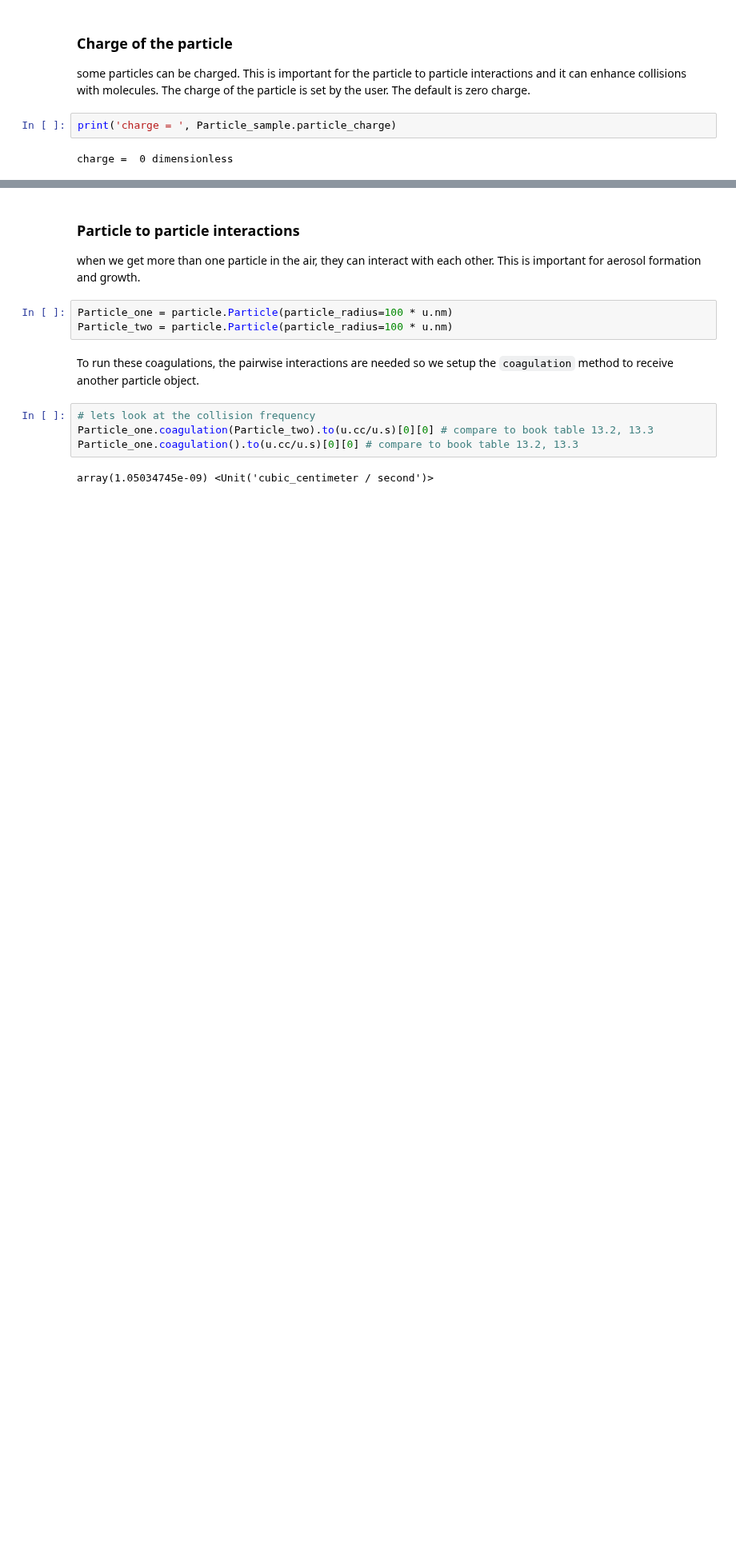
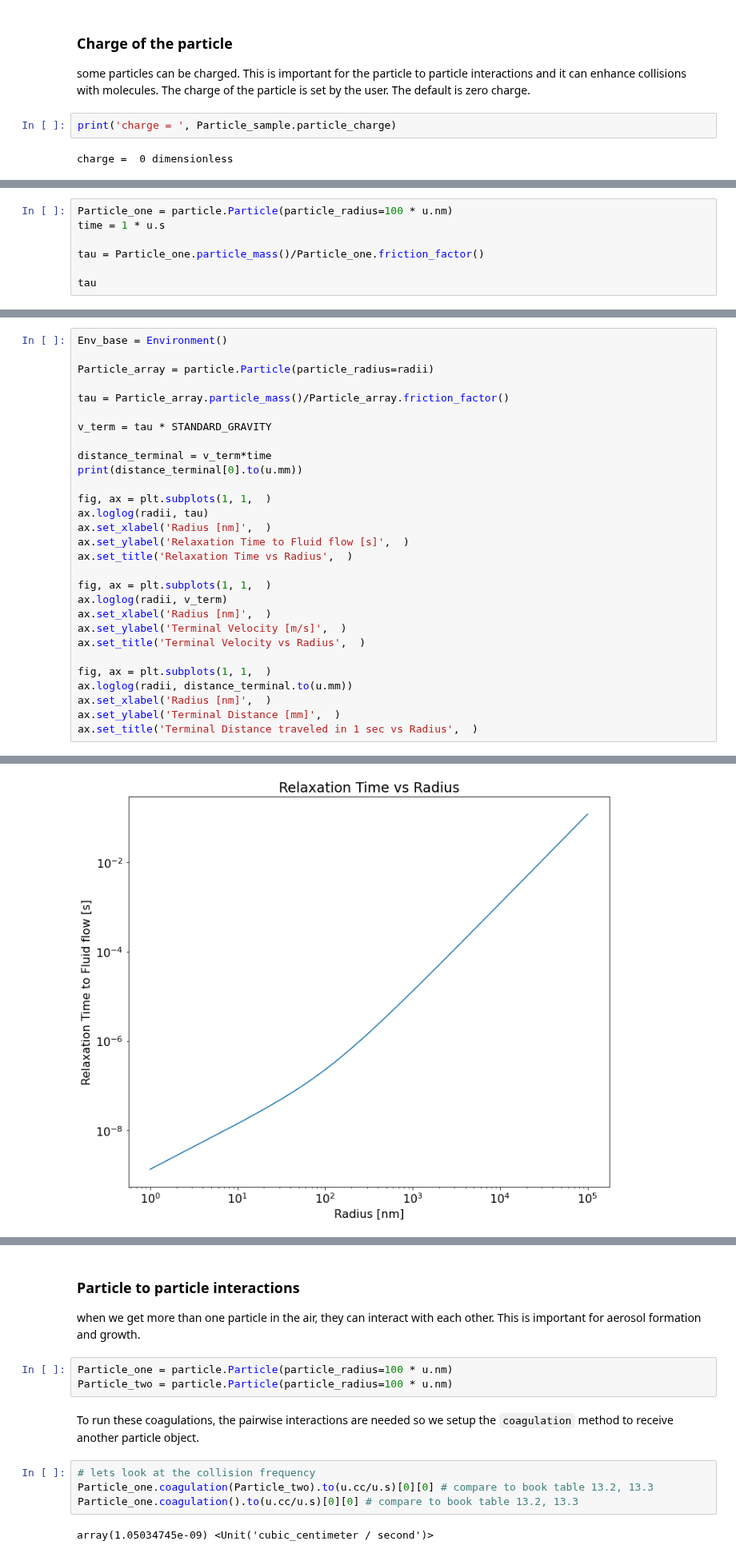
Before and after one commit to Gorkowski/Atmospheric_Science_Class, a Jupyter notebook: Classes/Part2/Lec_gas-phase_and_size_dist.ipynb, the cells around one changed output, grey strips where cells are left out. Shown at 80% size. Drawn from its saved outputs; the diff is of its cells as text; blank space fills up the shorter version.

Commit message:
update with v_term

```diff
--- a/Classes/Part2/Lec_gas-phase_and_size_dist.ipynb
+++ b/Classes/Part2/Lec_gas-phase_and_size_dist.ipynb
@@ -256,0 +334,7 @@ charge =  0 dimensionless
+# %%
+Particle_one = particle.Particle(particle_radius=100 * u.nm)
+time = 1 * u.s
+
+tau = Particle_one.particle_mass()/Particle_one.friction_factor()
+
+tau
@@ -256,0 +352,30 @@ charge =  0 dimensionless
+# %%
+Env_base = Environment()
+
+Particle_array = particle.Particle(particle_radius=radii)
+
+tau = Particle_array.particle_mass()/Particle_array.friction_factor()
+
+v_term = tau * STANDARD_GRAVITY
+
+distance_terminal = v_term*time
+print(distance_terminal[0].to(u.mm))
+
+fig, ax = plt.subplots(1, 1,  )
+ax.loglog(radii, tau)
+ax.set_xlabel('Radius [nm]',  )
+ax.set_ylabel('Relaxation Time to Fluid flow [s]',  )
+ax.set_title('Relaxation Time vs Radius',  )
+
+fig, ax = plt.subplots(1, 1,  )
+ax.loglog(radii, v_term)
+ax.set_xlabel('Radius [nm]',  )
+ax.set_ylabel('Terminal Velocity [m/s]',  )
+ax.set_title('Terminal Velocity vs Radius',  )
+
+fig, ax = plt.subplots(1, 1,  )
+ax.loglog(radii, distance_terminal.to(u.mm))
+ax.set_xlabel('Radius [nm]',  )
+ax.set_ylabel('Terminal Distance [mm]',  )
+ax.set_title('Terminal Distance traveled in 1 sec vs Radius',  )
+# %% [output]
@@ -256,0 +384 @@ charge =  0 dimensionless
+[figure, added]
```
Also changed, not shown: parts of 29 cells of this notebook.
